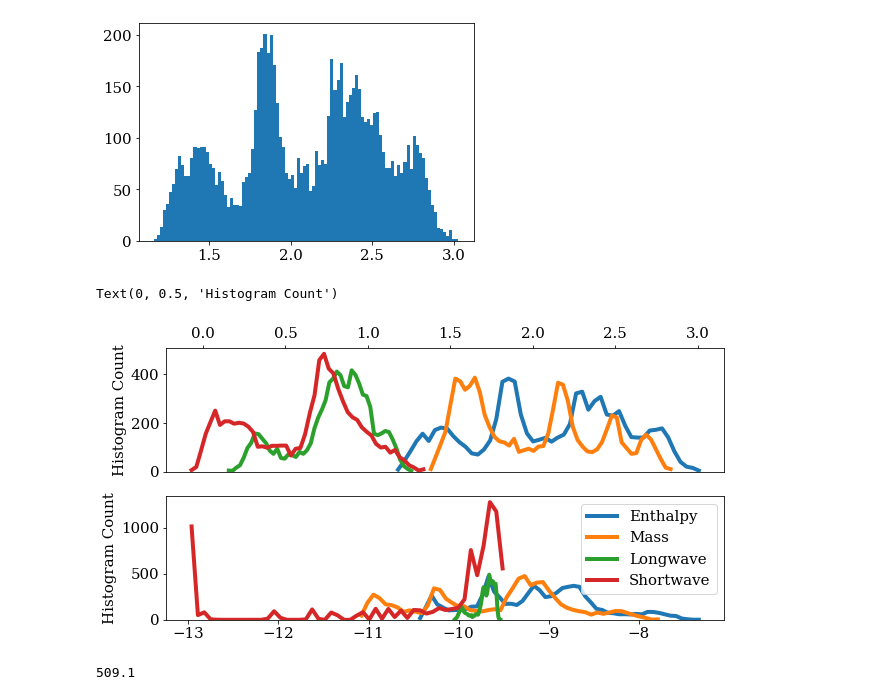
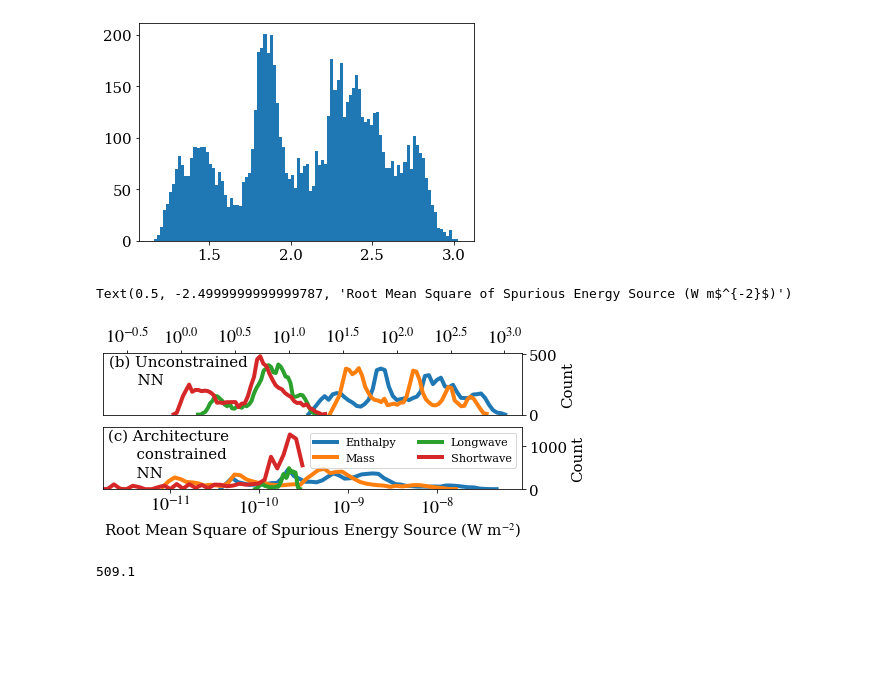
Before and after one commit to wallingTACC/CBRAIN-CAM, a Jupyter notebook: notebooks/tbeucler_devlog/043_Figures_For_Pierre_ML_Geosciences.ipynb, the cells around one changed output. Cells and saved outputs as stored; diff of their text form; code cells hidden in the pictures; blank space fills up the shorter version.

Commit message:
Finished first draft of Figure for Veronika and Pierre

```diff
--- a/notebooks/tbeucler_devlog/043_Figures_For_Pierre_ML_Geosciences.ipynb
+++ b/notebooks/tbeucler_devlog/043_Figures_For_Pierre_ML_Geosciences.ipynb
@@ -303,29 +303,56 @@ for ikey,key in enumerate(mdC.res.keys()):
 def edg2mid(bin_edges):
     return 0.5*(bin_edges[:-1]+bin_edges[1:])
 # %%
-fig,ax = plt.subplots(2,1,figsize=(10,5))
+fig,ax = plt.subplots(2,1,figsize=(7.5,2.5))
 
-# Non conserving network
+### Non conserving network
 for ikey,key in enumerate(mdC.res.keys()):
     ax[0].plot(edg2mid(bin_edg[key]),hist[key],label=VARname[ikey])
 #ax[0].legend()
 ax[0].xaxis.tick_top()
 #ax[0].set_xlabel('Unconstrained NN: Root-mean Spurious Source of Energy (W m$^{-2}$)')
-ax[0].set_ylabel('Histogram Count')
+ax[0].set_ylabel('Count')
 ax[0].xaxis.set_label_position('top')
+ax[0].yaxis.set_label_position('right')
+ax[0].yaxis.tick_right()
 YMAX = ax[0].get_ylim()[1]
 ax[0].set_ylim(0,YMAX)
+ax[0].set_xlim(ax[0].get_xlim()[0]-0.5,ax[0].get_xlim()[1])
+plt.draw()
+# Change y labels to 10^n
+labels = [item.get_text() for item in ax[0].get_xticklabels()]
+for ilab,lab in enumerate(labels):
+    labels[ilab]='$10^{'+lab+'}$';
+ax[0].set_xticklabels(labels);
+XMIN = ax[0].get_xlim()[0]
+ax[0].set_xticklabels(labels,fontsize=1.2*fz);
+ax[0].text(x=XMIN+0.05,y=0.8*YMAX,s='(b) Unconstrained')
+ax[0].text(x=XMIN+0.05,y=0.5*YMAX,s='      NN')
 
-# Conserving network
+### Conserving network
 for ikey,key in enumerate(mdC.res.keys()):
     ax[1].plot(edg2mid(bin_edgC[key]),histC[key],label=VARname[ikey])
-ax[1].legend()
-ax[1].set_ylim(0,ax[1].get_ylim()[1])
-ax[1].set_ylabel('Histogram Count')
-#ax[1].set_xlabel('Unconstrained NN: Root-mean Spurious Source of Energy (W m$^{-2}$)')
+ax[1].legend(ncol=2,loc='upper right',fontsize=0.75*fz)
+YMAX = ax[1].get_ylim()[1]+100
+ax[1].set_ylim(0,YMAX)
+ax[1].set_ylabel('Count')
+ax[1].yaxis.set_label_position('right')
+ax[1].yaxis.tick_right()
+ax[1].set_xlim(ax[1].get_xlim()[0]+1.5,ax[1].get_xlim()[1])
+plt.draw()
+# Change y labels to 10^n
+labels = [item.get_text() for item in ax[1].get_xticklabels()]
+for ilab,lab in enumerate(labels):
+    labels[ilab]='$10^{'+lab+'}$';
+XMIN = ax[1].get_xlim()[0]
+ax[1].set_xticklabels(labels,fontsize=1.2*fz);
+ax[1].text(x=XMIN+0.05,y=0.8*YMAX,s='(c) Architecture')
+ax[1].text(x=XMIN+0.05,y=0.5*YMAX,s='      constrained')
+ax[1].text(x=XMIN+0.05,y=0.2*YMAX,s='      NN')
+ax[1].set_xlabel('Root Mean Square of Spurious Energy Source (W m$^{-2}$)')
 # %% [output]
-Text(0, 0.5, 'Histogram Count')
+Text(0.5, -2.4999999999999787, 'Root Mean Square of Spurious Energy Source (W m$^{-2}$)')
-[figure, old version]
+[figure, new version]
 # %%
 # %% [output]
 509.1
```
Also changed, not shown: parts of 3 cells of this notebook.
